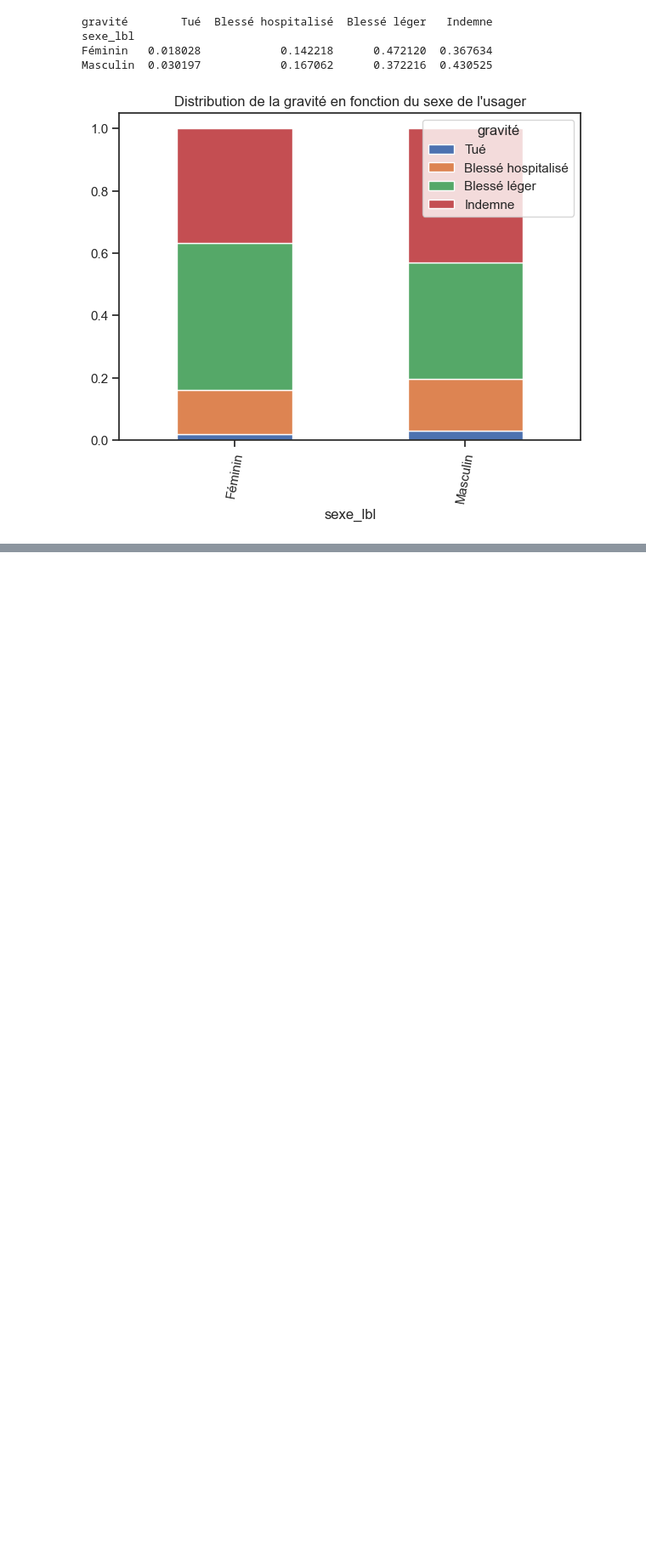
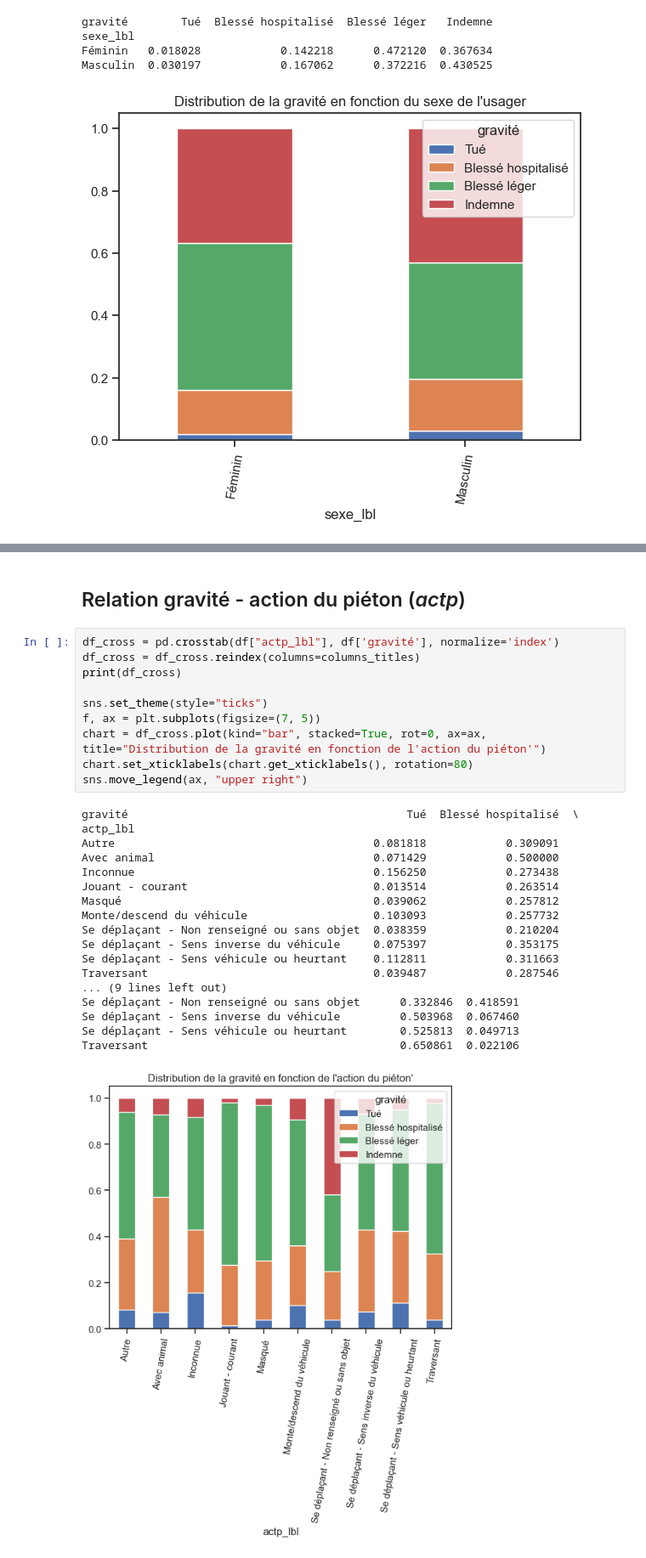
Before and after one commit to nicolascarayon/projet-accidents-routiers, a Jupyter notebook: nico_grav_usagers.ipynb, the cells around one changed output, grey strips where cells are left out. Shown: that part at 85% size. Drawn from its saved outputs; the diff is of its cells as text; blank space fills up the shorter version.

```diff
--- a/nico_grav_usagers.ipynb
+++ b/nico_grav_usagers.ipynb
@@ -132,0 +235,31 @@ Masculin  0.030197            0.167062      0.372216  0.430525
+# %% [markdown]
+## Relation gravité - action du piéton (*actp*)
+# %%
+df_cross = pd.crosstab(df["actp_lbl"], df['gravité'], normalize='index')
+df_cross = df_cross.reindex(columns=columns_titles)
+print(df_cross)
+
+sns.set_theme(style="ticks")
+f, ax = plt.subplots(figsize=(7, 5))
+chart = df_cross.plot(kind="bar", stacked=True, rot=0, ax=ax, title="Distribution de la gravité en fonction de l'action du piéton'")
+chart.set_xticklabels(chart.get_xticklabels(), rotation=80)
+sns.move_legend(ax, "upper right")
+# %% [output]
+gravité                                          Tué  Blessé hospitalisé  \
+actp_lbl
+Autre                                       0.081818            0.309091
+Avec animal                                 0.071429            0.500000
+Inconnue                                    0.156250            0.273438
+Jouant - courant                            0.013514            0.263514
+Masqué                                      0.039062            0.257812
+Monte/descend du véhicule                   0.103093            0.257732
+Se déplaçant - Non renseigné ou sans objet  0.038359            0.210204
+Se déplaçant - Sens inverse du véhicule     0.075397            0.353175
+Se déplaçant - Sens véhicule ou heurtant    0.112811            0.311663
+Traversant                                  0.039487            0.287546
+... (9 lines left out)
+Se déplaçant - Non renseigné ou sans objet      0.332846  0.418591
+Se déplaçant - Sens inverse du véhicule         0.503968  0.067460
+Se déplaçant - Sens véhicule ou heurtant        0.525813  0.049713
+Traversant                                      0.650861  0.022106
+[figure, added]
```
Also changed, not shown: parts of 17 cells of this notebook, 2 other files.
